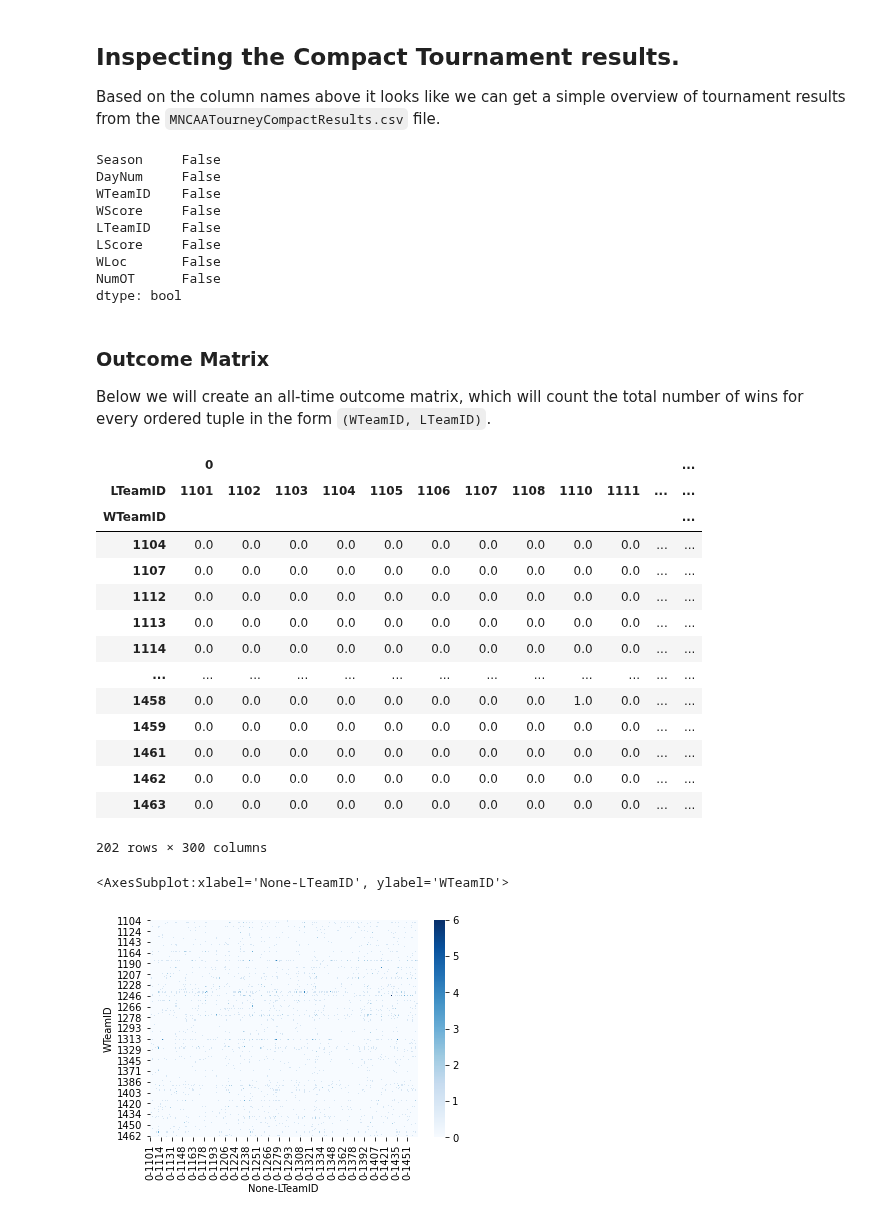
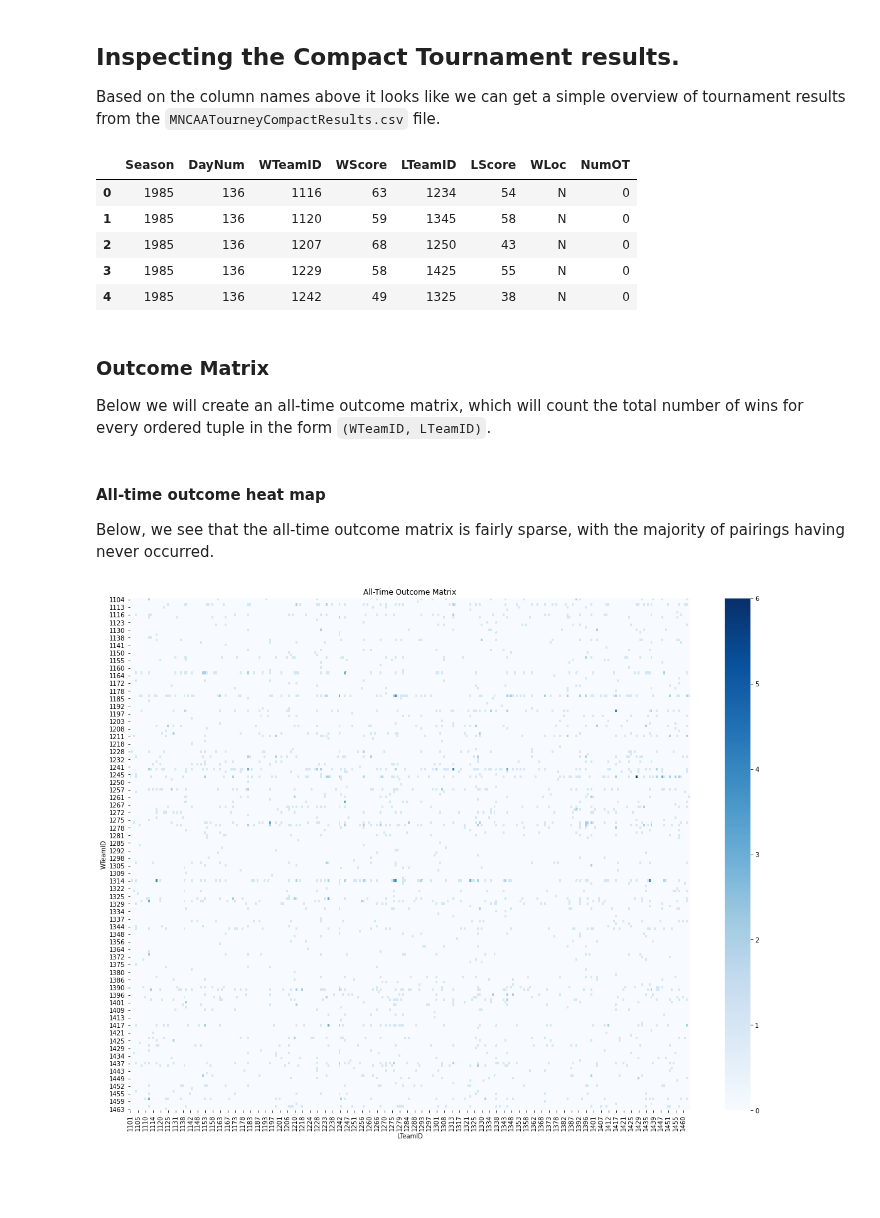
Before and after one commit to sethchart/kaggle-march-machine-learning-mania, a Jupyter notebook: notebooks/exploratory/01-sethchart-data_inventory.ipynb, the cells around one changed output. Drawn from its saved outputs; the diff is of its cells as text; code cells hidden in the pictures; blank space fills up the shorter version.

Commit message:
Updated data invantory notebook with outcome heatmaps

```diff
--- a/notebooks/exploratory/01-sethchart-data_inventory.ipynb
+++ b/notebooks/exploratory/01-sethchart-data_inventory.ipynb
@@ -48,41 +49,53 @@ MConferenceTourneyGames.csv
 ## Inspecting the Compact Tournament results.
 Based on the column names above it looks like we can get a simple overview of tournament results from the `MNCAATourneyCompactResults.csv` file.
 # %%
-df = pd.read_csv(join(raw_data_path, 'MNCAATourneyCompactResults.csv'))
+file_path = join(raw_data_path, 'MNCAATourneyCompactResults.csv')
+df = pd.read_csv(file_path)
+df.head()
 # %% [output]
-Season     False
-DayNum     False
-WTeamID    False
-WScore     False
-LTeamID    False
-LScore     False
-WLoc       False
-NumOT      False
-dtype: bool
+|  | Season | DayNum | WTeamID | WScore | LTeamID | LScore | WLoc | NumOT |
+| 0 | 1985 | 136 | 1116 | 63 | 1234 | 54 | N | 0 |
+| 1 | 1985 | 136 | 1120 | 59 | 1345 | 58 | N | 0 |
+| 2 | 1985 | 136 | 1207 | 68 | 1250 | 43 | N | 0 |
+| 3 | 1985 | 136 | 1229 | 58 | 1425 | 55 | N | 0 |
+| 4 | 1985 | 136 | 1242 | 49 | 1325 | 38 | N | 0 |
 # %% [markdown]
 ### Outcome Matrix
 Below we will create an all-time outcome matrix, which will count the total number of wins for every ordered tuple in the form `(WTeamID, LTeamID)`.
 # %%
-outcome_tulples = df[['WTeamID', 'LTeamID']].value_counts().reset_index().pivot(index='WTeamID', columns='LTeamID').fillna(0)
-outcome_tulples
+def compute_outcome_matrix(file_path, season=None):
+    """Takes a file path to MNCAATourneyCompactResults.csv and returns
+    an outcome matrix for all Mens NCAA games. Given an optional season,
+    outcomes are restricted to the season in question.
+    """
+    df = pd.read_csv(file_path)
+    if season:
+        df = df[df['Season'] == season]
+
+    team_ids_by_game = df[['WTeamID', 'LTeamID']]
+    win_counts = team_ids_by_game.value_counts().reset_index()
+    col_names = win_counts.columns.to_list()
+    col_names[2] = 'Wins'
+    win_counts.columns = col_names
+    outcome_matrix = win_counts.pivot_table(values= 'Wins', index='WTeamID', columns='LTeamID').fillna(0)
+    return outcome_matrix
-# %% [output]
-|  | 0 |  |  |  |  |  |  |  |  |  |  | ... |
-| LTeamID | 1101 | 1102 | 1103 | 1104 | 1105 | 1106 | 1107 | 1108 | 1110 | 1111 | ... | ... |
-| WTeamID |  |  |  |  |  |  |  |  |  |  |  | ... |
-| 1104 | 0.0 | 0.0 | 0.0 | 0.0 | 0.0 | 0.0 | 0.0 | 0.0 | 0.0 | 0.0 | ... | ... |
-| 1107 | 0.0 | 0.0 | 0.0 | 0.0 | 0.0 | 0.0 | 0.0 | 0.0 | 0.0 | 0.0 | ... | ... |
-| 1112 | 0.0 | 0.0 | 0.0 | 0.0 | 0.0 | 0.0 | 0.0 | 0.0 | 0.0 | 0.0 | ... | ... |
-| 1113 | 0.0 | 0.0 | 0.0 | 0.0 | 0.0 | 0.0 | 0.0 | 0.0 | 0.0 | 0.0 | ... | ... |
-| 1114 | 0.0 | 0.0 | 0.0 | 0.0 | 0.0 | 0.0 | 0.0 | 0.0 | 0.0 | 0.0 | ... | ... |
-| ... | ... | ... | ... | ... | ... | ... | ... | ... | ... | ... | ... | ... |
-| 1458 | 0.0 | 0.0 | 0.0 | 0.0 | 0.0 | 0.0 | 0.0 | 0.0 | 1.0 | 0.0 | ... | ... |
-| 1459 | 0.0 | 0.0 | 0.0 | 0.0 | 0.0 | 0.0 | 0.0 | 0.0 | 0.0 | 0.0 | ... | ... |
-| 1461 | 0.0 | 0.0 | 0.0 | 0.0 | 0.0 | 0.0 | 0.0 | 0.0 | 0.0 | 0.0 | ... | ... |
-| 1462 | 0.0 | 0.0 | 0.0 | 0.0 | 0.0 | 0.0 | 0.0 | 0.0 | 0.0 | 0.0 | ... | ... |
-| 1463 | 0.0 | 0.0 | 0.0 | 0.0 | 0.0 | 0.0 | 0.0 | 0.0 | 0.0 | 0.0 | ... | ... |
-202 rows × 300 columns
 # %%
-heatmap(outcome_tulples, cmap='Blues')
+def show_outcome_matrix(file_path, season=None):
+    """Takes the file path to MNCAATourneyCompactResults.csv and
+    plots a heatmap of outcomes for all Mens NCAA games. Outcomes can be
+    restricted to a specific season by passing a season."""
+    outcome_matrix = compute_outcome_matrix(file_path, season)
+    fig, ax = plt.subplots(figsize=(20,15));
+    if season:
+        ax.set_title(f'Outcome matrix for {season} season.')
+    else:
+        ax.set_title('All-Time Outcome Matrix');
+    heatmap(outcome_matrix, cmap='Blues', ax=ax);
+    return fig
-# %% [output]
-<AxesSubplot:xlabel='None-LTeamID', ylabel='WTeamID'>
-[figure, removed]
+# %% [markdown]
+#### All-time outcome heat map
+Below, we see that the all-time outcome matrix is fairly sparse, with the majority of pairings having never occurred.
+# %%
+fig = show_outcome_matrix(file_path)
+# %% [output]
+[figure, added]
```
Also changed, not shown: parts of 5 cells of this notebook.
